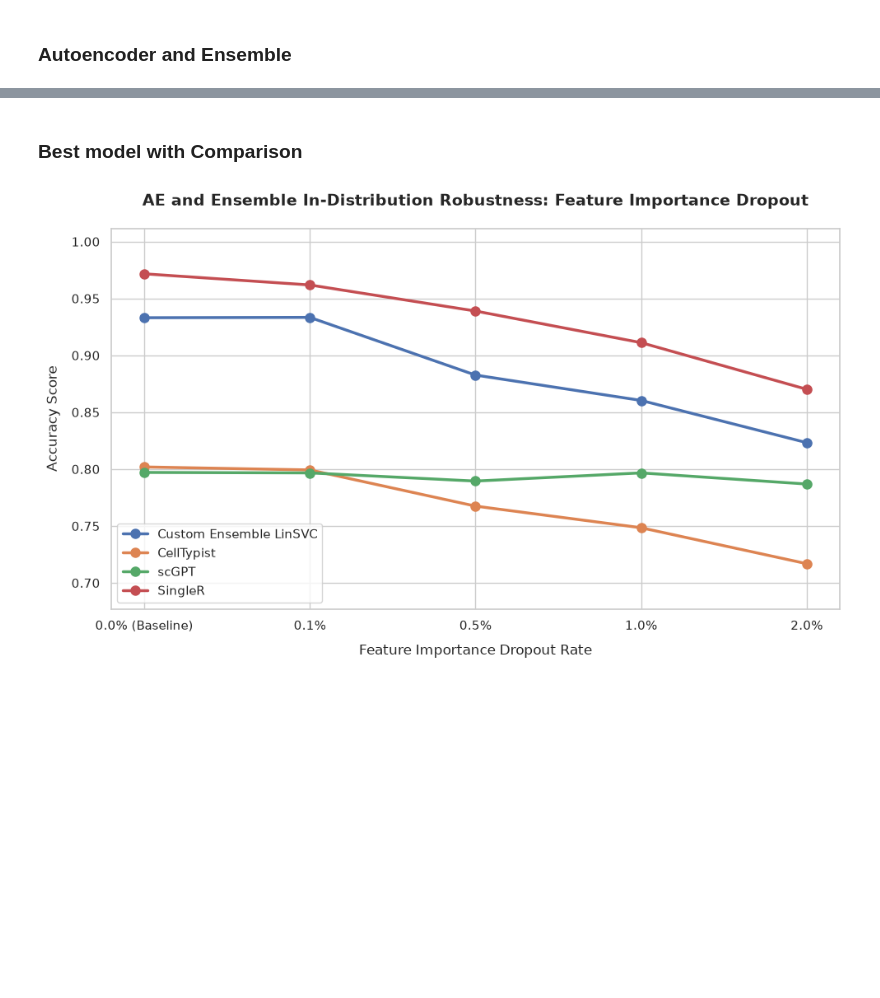
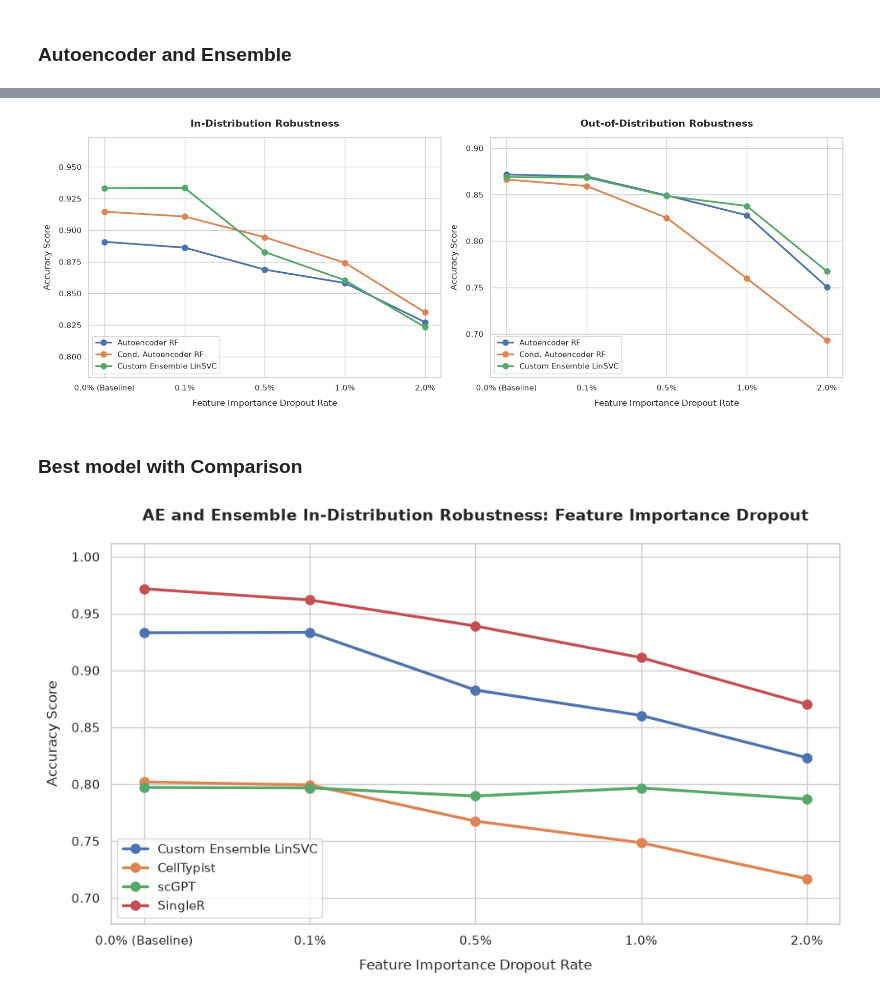
Before and after one commit to Boolean-true/CLACELL, a Jupyter notebook: evaluation/plot_robustness_results.ipynb, the cells around one changed output, grey strips where cells are left out. Drawn from its saved outputs; the diff is of its cells as text; code cells hidden in the pictures; blank space fills up the shorter version.

```diff
--- a/evaluation/plot_robustness_results.ipynb
+++ b/evaluation/plot_robustness_results.ipynb
@@ -317,3 +519,93 @@ plt.show()
+# %%
+import matplotlib.pyplot as plt
+import seaborn as sns
+
+# Theme setzen
+sns.set_theme(style="whitegrid")
+
+# X-Achsen-Werte
+dropout_rates = ['0.0% (Baseline)', '0.1%', '0.5%', '1.0%', '2.0%']
+
+# In-Distribution
+data_in = {
+    'Autoencoder RF': [0.8908, 0.8862, 0.8688, 0.8582, 0.8272],
+    'Cond. Autoencoder RF': [0.9146, 0.9108, 0.8944, 0.8742, 0.835],
+    'Custom Ensemble LinSVC': [0.9331, 0.9334, 0.8827, 0.8604, 0.8233],
+}
+
+# Out-of-Distribution
+data_out = {
+    'Autoencoder RF': [0.8716, 0.8696, 0.8491, 0.8278, 0.7506],
+    'Cond. Autoencoder RF': [0.8663, 0.8592, 0.825, 0.7598, 0.6929],
+    'Custom Ensemble LinSVC': [0.8689, 0.8684, 0.8485, 0.8378, 0.7674],
+}
+
+# Erstelle eine Figur mit 1 Zeile und 2 Spalten
+# figsize=(16, 6) sorgt für ein breites Layout, damit beide Grafiken genug Platz haben
+fig, axes = plt.subplots(1, 2, figsize=(16, 6), dpi=100)
+
+# --- In-Distribution Plot (left) ---
+ax1 = axes[0]
+for model_name, accuracies in data_in.items():
+    ax1.plot(dropout_rates, accuracies, marker='o', linewidth=2.5, markersize=8, label=model_name)
+
+    """
+    for i, acc in enumerate(accuracies):
+        ax1.annotate(
+            f"{acc:.4f}",
+            (dropout_rates[i], acc),
+            textcoords="offset points",
+            xytext=(0, 10),
+            ha='center',
+            fontsize=8,
+            fontweight='semibold'
+        )
+    """
+
+ax1.set_xlabel('Feature Importance Dropout Rate', fontsize=12, labelpad=10)
+ax1.set_ylabel('Accuracy Score', fontsize=12, labelpad=10)
+ax1.set_title('In-Distribution Robustness', fontsize=14, fontweight='bold', pad=15)
+
+all_in_values = [val for accs in data_in.values() for val in accs]
+ax1.set_ylim(min(all_in_values) - 0.04, max(all_in_values) + 0.04)
+ax1.legend(loc='lower left', fontsize=11, frameon=True)
+
+
+# --- Out-of-Distribution Plot (left) ---
+ax2 = axes[1]
+for model_name, accuracies in data_out.items():
+    ax2.plot(dropout_rates, accuracies, marker='o', linewidth=2.5, markersize=8, label=model_name)
+
+    """
+    for i, acc in enumerate(accuracies):
+        ax2.annotate(
+            f"{acc:.4f}",
+            (dropout_rates[i], acc),
+            textcoords="offset points",
+            xytext=(0, 10),
+            ha='center',
+            fontsize=8,
+            fontweight='semibold'
+        )
+    """
+
+ax2.set_xlabel('Feature Importance Dropout Rate', fontsize=12, labelpad=10)
+ax2.set_ylabel('Accuracy Score', fontsize=12, labelpad=10)
+ax2.set_title('Out-of-Distribution Robustness', fontsize=14, fontweight='bold', pad=15)
+
+all_out_values = [val for accs in data_out.values() for val in accs]
+ax2.set_ylim(min(all_out_values) - 0.04, max(all_out_values) + 0.04)
+ax2.legend(loc='lower left', fontsize=11, frameon=True)
+
+
+#plt.suptitle('AE and Ensemble Robustness: Feature Importance Dropout', fontsize=16, fontweight='bold', y=1.02)
+
+plt.tight_layout()
+
+plt.savefig('ae_ensemble_robustness_comparison_side_by_side.png', bbox_inches='tight')
+plt.show()
+# %% [output]
+[figure, added]
 # %% [markdown]
 ### Best model with Comparison
 # %%
```
Also changed, not shown: parts of 9 cells of this notebook, 15 other files.
